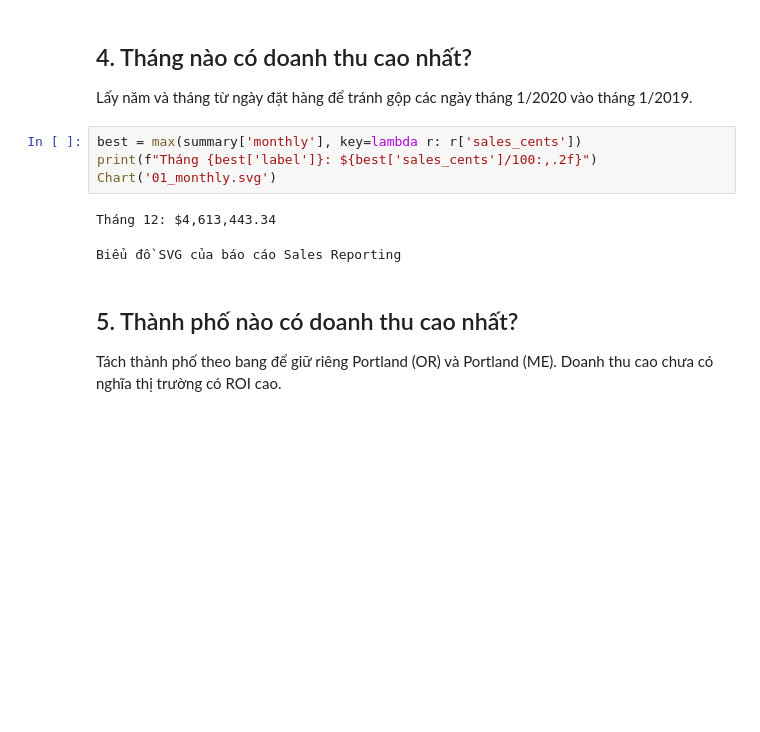
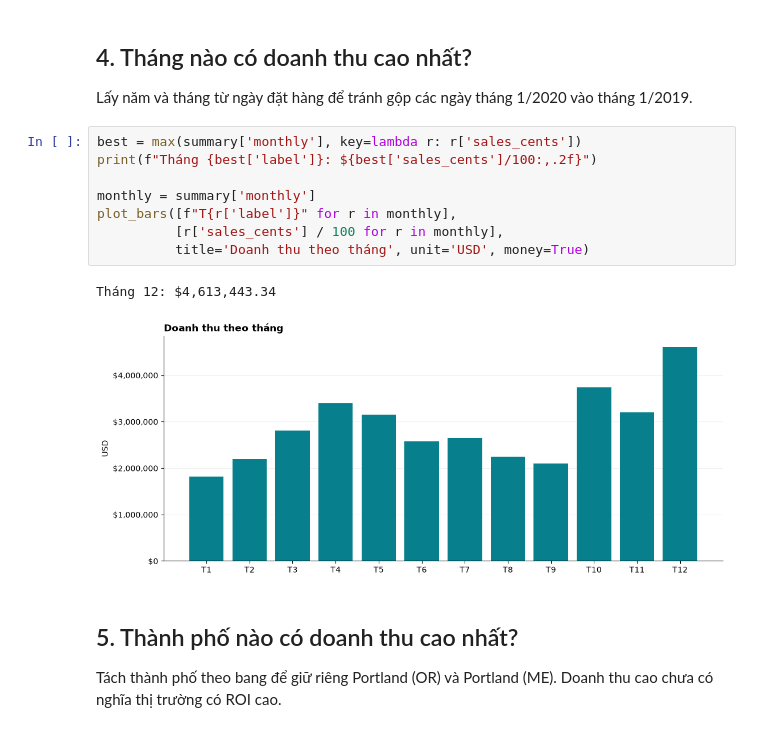
Before and after one commit to ndaiphuc172-lgtm/Sales_reporting_csv_file, a Jupyter notebook: report.ipynb, the cells around one changed output. Saved outputs shown, nothing was run; the diff lists cells and outputs as text; blank space fills up the shorter version.

Commit message:
Use Matplotlib for notebook charts

```diff
--- a/report.ipynb
+++ b/report.ipynb
@@ -323,10 +219,14 @@ Lấy năm và tháng từ ngày đặt hàng để tránh gộp các ngày thá
 # %%
 best = max(summary['monthly'], key=lambda r: r['sales_cents'])
 print(f"Tháng {best['label']}: ${best['sales_cents']/100:,.2f}")
-Chart('01_monthly.svg')
+
+monthly = summary['monthly']
+plot_bars([f"T{r['label']}" for r in monthly],
+          [r['sales_cents'] / 100 for r in monthly],
+          title='Doanh thu theo tháng', unit='USD', money=True)
 # %% [output]
 Tháng 12: $4,613,443.34
-Biểu đồ SVG của báo cáo Sales Reporting
+[figure, added]
 # %% [markdown]
 ## 5. Thành phố nào có doanh thu cao nhất?
 Tách thành phố theo bang để giữ riêng Portland (OR) và Portland (ME). Doanh thu cao chưa có nghĩa thị trường có ROI cao.
```
Also changed, not shown: parts of 11 cells of this notebook, 1 other file.
